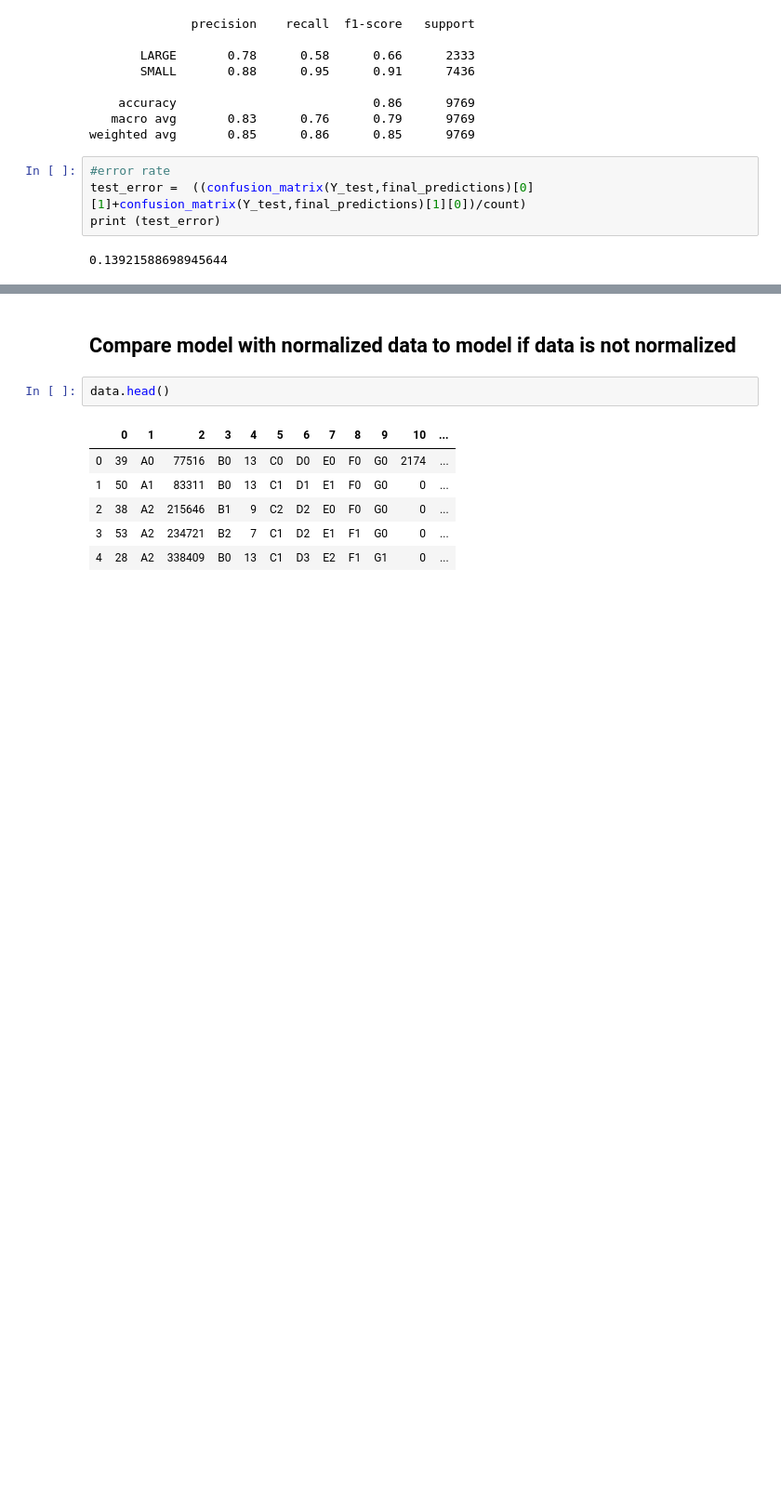
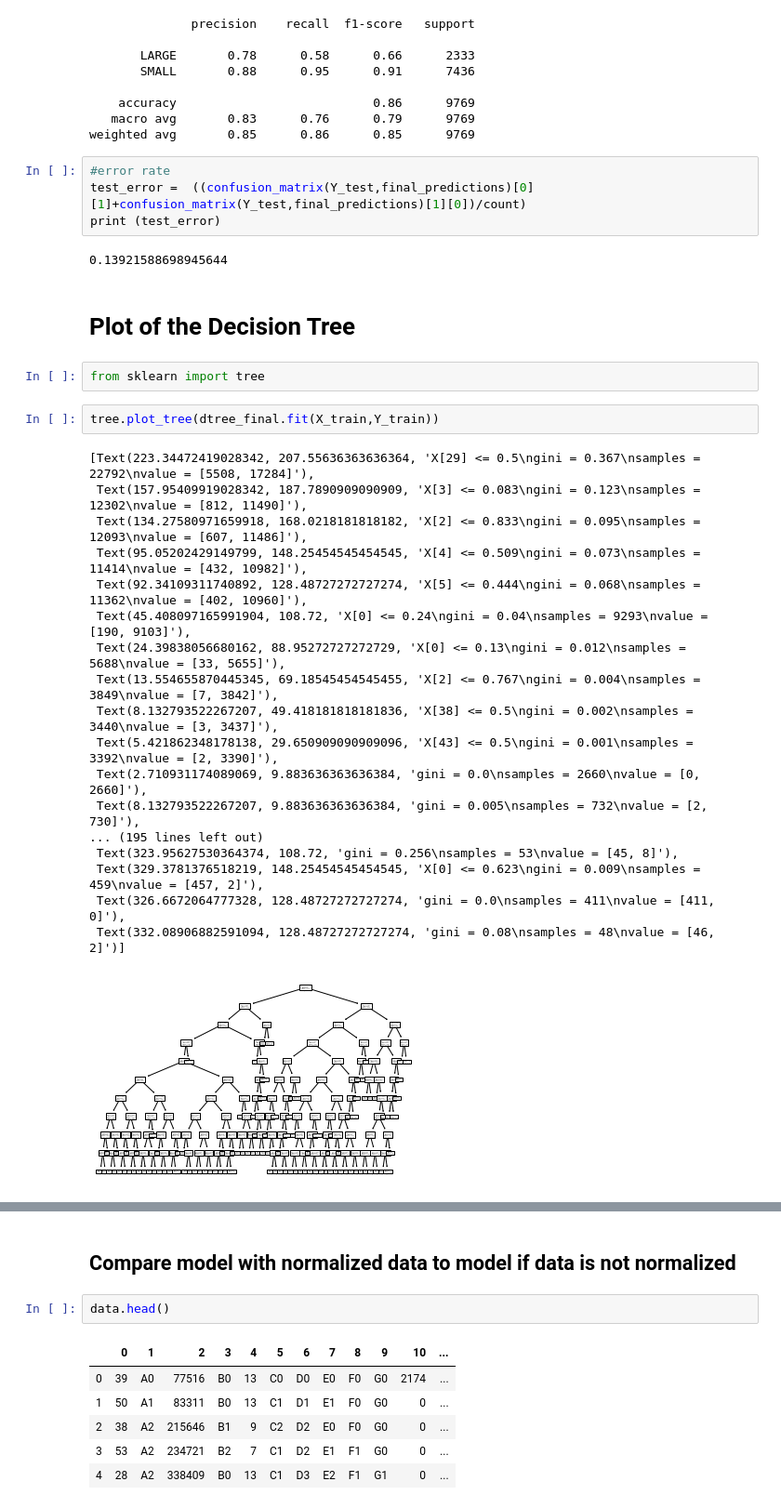
Before and after one commit to TheFarron/ISEe364FinalProject, a Jupyter notebook: ISE364_final_project_DT.ipynb, the cells around one changed output, grey strips where cells are left out. Shown at 93% size. Cells and saved outputs as stored; diff of their text form; blank space fills up the shorter version.

```diff
--- a/ISE364_final_project_DT.ipynb
+++ b/ISE364_final_project_DT.ipynb
@@ -262,3 +262,28 @@ test_error =  ((confusion_matrix(Y_test,final_predictions)[0][1]+confusion_matri
 print (test_error)
 # %% [output]
 0.13921588698945644
+# %% [markdown]
+# Plot of the Decision Tree
+# %%
+from sklearn import tree
+# %%
+tree.plot_tree(dtree_final.fit(X_train,Y_train))
+# %% [output]
+[Text(223.34472419028342, 207.55636363636364, 'X[29] <= 0.5\ngini = 0.367\nsamples = 22792\nvalue = [5508, 17284]'),
+ Text(157.95409919028342, 187.7890909090909, 'X[3] <= 0.083\ngini = 0.123\nsamples = 12302\nvalue = [812, 11490]'),
+ Text(134.27580971659918, 168.0218181818182, 'X[2] <= 0.833\ngini = 0.095\nsamples = 12093\nvalue = [607, 11486]'),
+ Text(95.05202429149799, 148.25454545454545, 'X[4] <= 0.509\ngini = 0.073\nsamples = 11414\nvalue = [432, 10982]'),
+ Text(92.34109311740892, 128.48727272727274, 'X[5] <= 0.444\ngini = 0.068\nsamples = 11362\nvalue = [402, 10960]'),
+ Text(45.408097165991904, 108.72, 'X[0] <= 0.24\ngini = 0.04\nsamples = 9293\nvalue = [190, 9103]'),
+ Text(24.39838056680162, 88.95272727272729, 'X[0] <= 0.13\ngini = 0.012\nsamples = 5688\nvalue = [33, 5655]'),
+ Text(13.554655870445345, 69.18545454545455, 'X[2] <= 0.767\ngini = 0.004\nsamples = 3849\nvalue = [7, 3842]'),
+ Text(8.132793522267207, 49.418181818181836, 'X[38] <= 0.5\ngini = 0.002\nsamples = 3440\nvalue = [3, 3437]'),
+ Text(5.421862348178138, 29.650909090909096, 'X[43] <= 0.5\ngini = 0.001\nsamples = 3392\nvalue = [2, 3390]'),
+ Text(2.710931174089069, 9.883636363636384, 'gini = 0.0\nsamples = 2660\nvalue = [0, 2660]'),
+ Text(8.132793522267207, 9.883636363636384, 'gini = 0.005\nsamples = 732\nvalue = [2, 730]'),
+... (195 lines left out)
+ Text(323.95627530364374, 108.72, 'gini = 0.256\nsamples = 53\nvalue = [45, 8]'),
+ Text(329.3781376518219, 148.25454545454545, 'X[0] <= 0.623\ngini = 0.009\nsamples = 459\nvalue = [457, 2]'),
+ Text(326.6672064777328, 128.48727272727274, 'gini = 0.0\nsamples = 411\nvalue = [411, 0]'),
+ Text(332.08906882591094, 128.48727272727274, 'gini = 0.08\nsamples = 48\nvalue = [46, 2]')]
+[figure, added]
```
Also changed, not shown: parts of 12 cells of this notebook.
